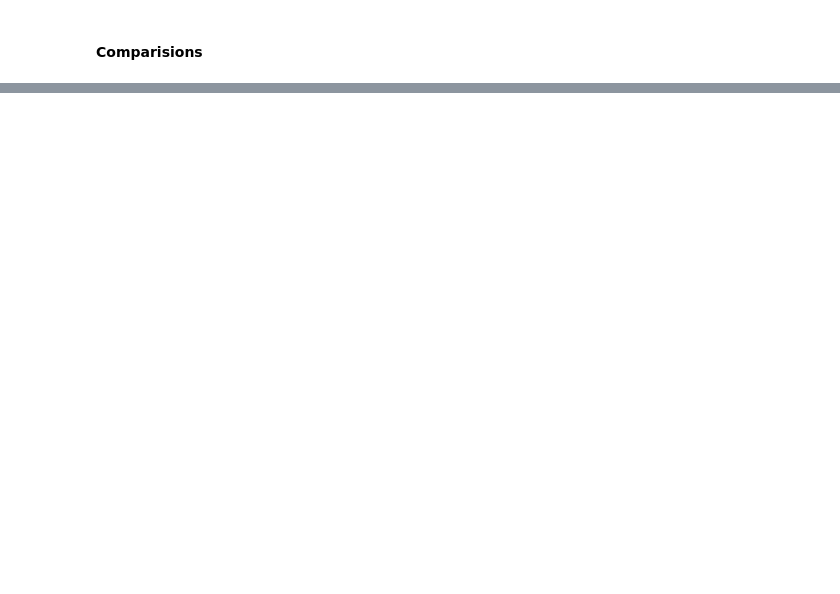
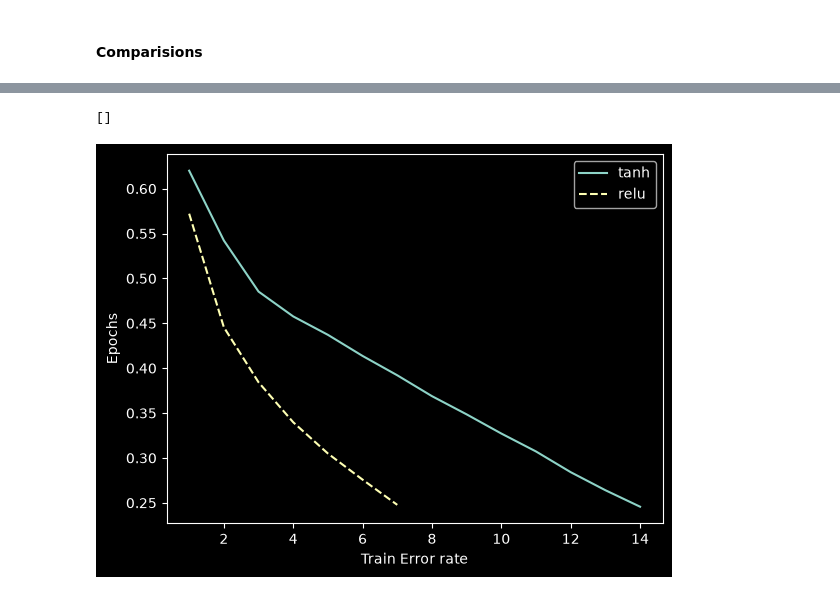
Before and after one commit to prashanthprabhu24/PaperClip, a Jupyter notebook: Imagenet/Rectified Linear Unit nonlinearity.ipynb, the cells around one changed output, grey strips where cells are left out. Saved outputs shown, nothing was run; the diff lists cells and outputs as text; code cells hidden in the pictures; blank space fills up the shorter version.

```diff
--- a/Imagenet/Rectified Linear Unit nonlinearity.ipynb
+++ b/Imagenet/Rectified Linear Unit nonlinearity.ipynb
@@ -148,9 +229,12 @@ plt.plot()
 # %%
-epoch_tanh = list(range(1, len(history_tanh.history["accuracy"])))
-epoch_relu = list(range(1, len(history_relu.history["accuracy"])))
-plt.plot(epoch_tanh, 1-history_tanh.history["accuracy"], '-', label="tanh")
-plt.plot(epoch_relu, 1-history_relu.history["accuracy"], '--', label="relu")
+epoch_tanh = list(range(1, len(history_tanh.history["accuracy"])+1))
+epoch_relu = list(range(1, len(history_relu.history["accuracy"])+1))
+plt.plot(epoch_tanh, 1- np.array(history_tanh.history["accuracy"]), '-', label="tanh")
+plt.plot(epoch_relu, 1- np.array(history_relu.history["accuracy"]), '--', label="relu")
 plt.legend()
-plt.xlabel("Train error")
+plt.xlabel("Train Error rate")
 plt.ylabel("Epochs")
 plt.plot()
+# %% [output]
+[]
+[figure, added]
```
Also changed, not shown: parts of 12 cells of this notebook.
